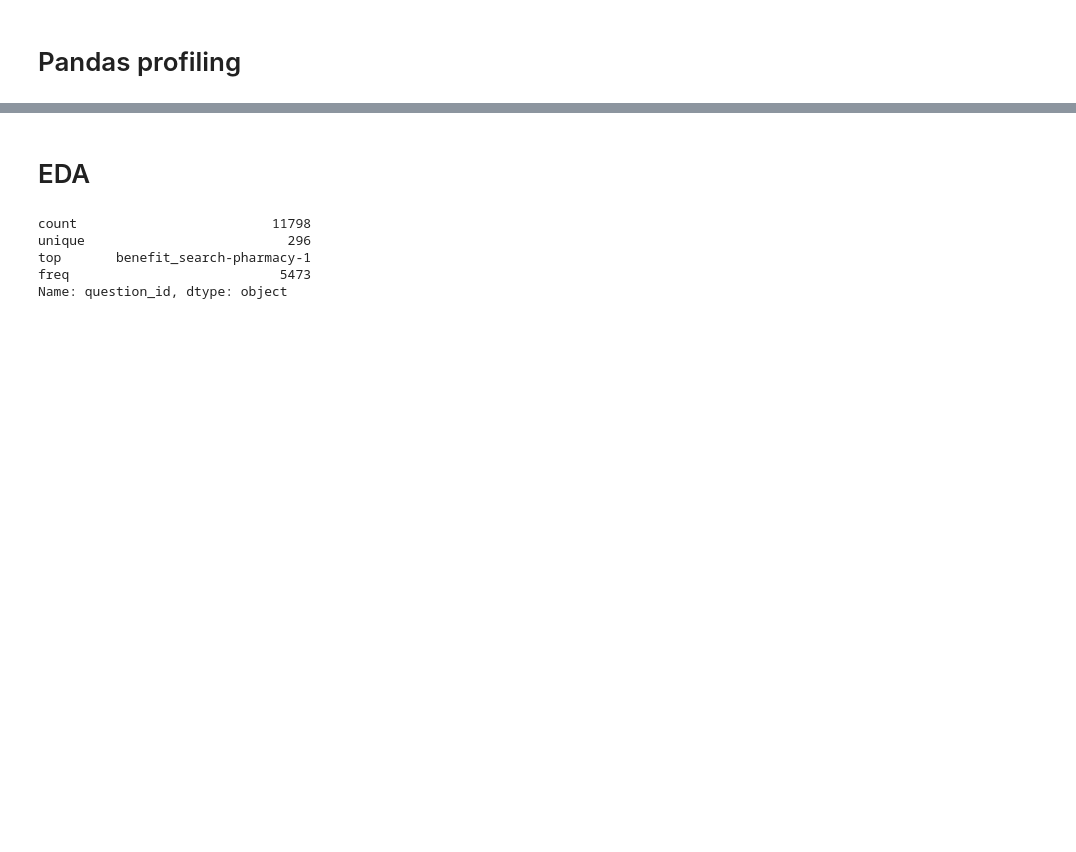
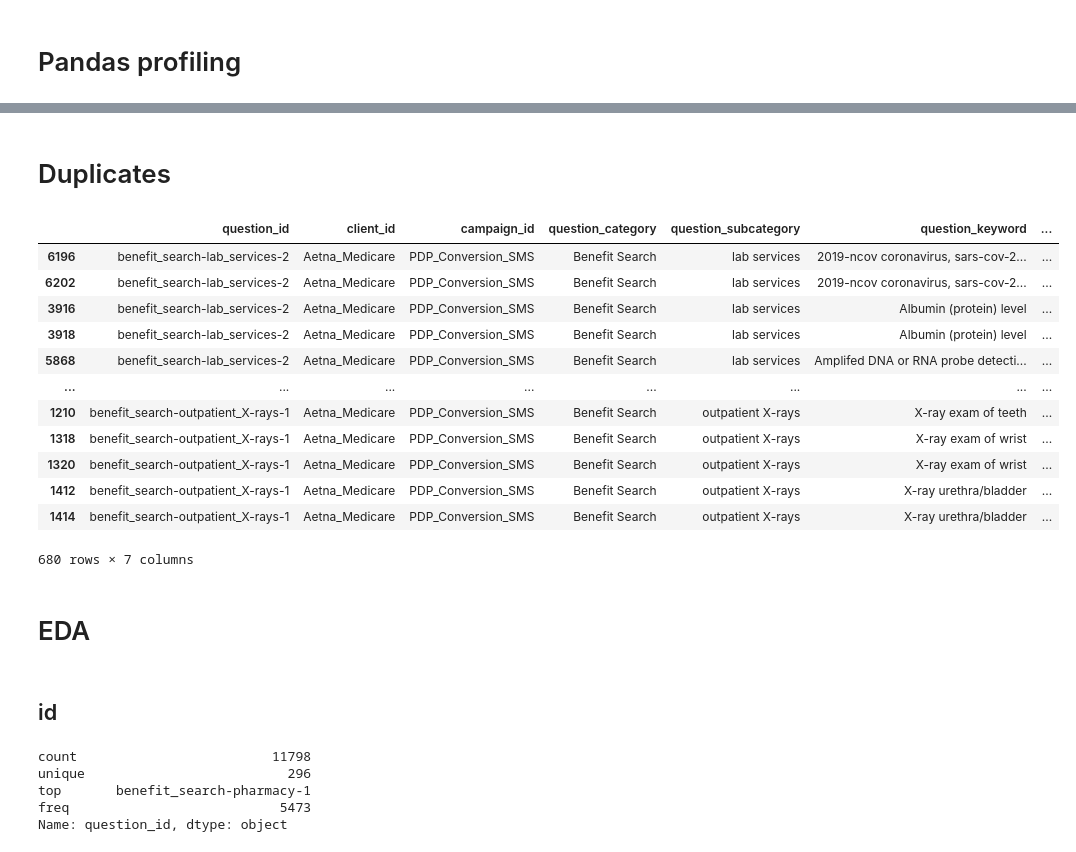
Before and after one commit to SinolationGroup/nlp-models, a Jupyter notebook: notebooks/01-eda.ipynb, the cells around one changed output, grey strips where cells are left out. Cells and saved outputs as stored; diff of their text form; code cells hidden in the pictures; blank space fills up the shorter version.

```diff
--- a/notebooks/01-eda.ipynb
+++ b/notebooks/01-eda.ipynb
@@ -42,8 +42,29 @@ report = ProfileReport(df)
 report
 # %% [output]
 [interactive output not drawn]
+# %% [markdown]
+# Duplicates
+# %%
+mask = df.drop_duplicates(subset=['question_description', 'question_keyword'], keep=False).index.values
+df[~df.index.isin(mask)].sort_values(by=['question_description', 'question_keyword'])
+# %% [output]
+|  | question_id | client_id | campaign_id | question_category | question_subcategory | question_keyword | ... |
+| 6196 | benefit_search-lab_services-2 | Aetna_Medicare | PDP_Conversion_SMS | Benefit Search | lab services | 2019-ncov coronavirus, sars-cov-2... | ... |
+| 6202 | benefit_search-lab_services-2 | Aetna_Medicare | PDP_Conversion_SMS | Benefit Search | lab services | 2019-ncov coronavirus, sars-cov-2... | ... |
+| 3916 | benefit_search-lab_services-2 | Aetna_Medicare | PDP_Conversion_SMS | Benefit Search | lab services | Albumin (protein) level | ... |
+| 3918 | benefit_search-lab_services-2 | Aetna_Medicare | PDP_Conversion_SMS | Benefit Search | lab services | Albumin (protein) level | ... |
+| 5868 | benefit_search-lab_services-2 | Aetna_Medicare | PDP_Conversion_SMS | Benefit Search | lab services | Amplifed DNA or RNA probe detecti... | ... |
+| ... | ... | ... | ... | ... | ... | ... | ... |
+| 1210 | benefit_search-outpatient_X-rays-1 | Aetna_Medicare | PDP_Conversion_SMS | Benefit Search | outpatient X-rays | X-ray exam of teeth | ... |
+| 1318 | benefit_search-outpatient_X-rays-1 | Aetna_Medicare | PDP_Conversion_SMS | Benefit Search | outpatient X-rays | X-ray exam of wrist | ... |
+| 1320 | benefit_search-outpatient_X-rays-1 | Aetna_Medicare | PDP_Conversion_SMS | Benefit Search | outpatient X-rays | X-ray exam of wrist | ... |
+| 1412 | benefit_search-outpatient_X-rays-1 | Aetna_Medicare | PDP_Conversion_SMS | Benefit Search | outpatient X-rays | X-ray urethra/bladder | ... |
+| 1414 | benefit_search-outpatient_X-rays-1 | Aetna_Medicare | PDP_Conversion_SMS | Benefit Search | outpatient X-rays | X-ray urethra/bladder | ... |
+680 rows × 7 columns
 # %% [markdown]
 # EDA
+# %% [markdown]
+## id
 # %%
 df.question_id.describe()
 # %% [output]
```
Also changed, not shown: parts of 12 cells of this notebook.
